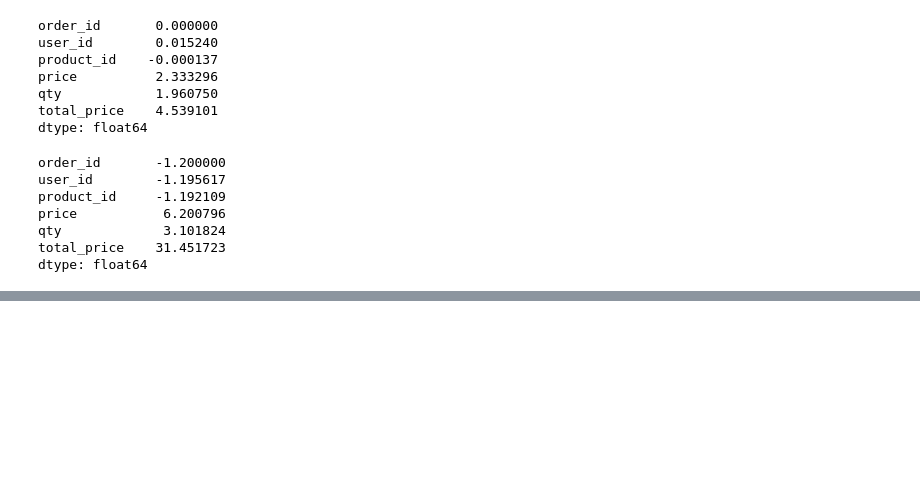
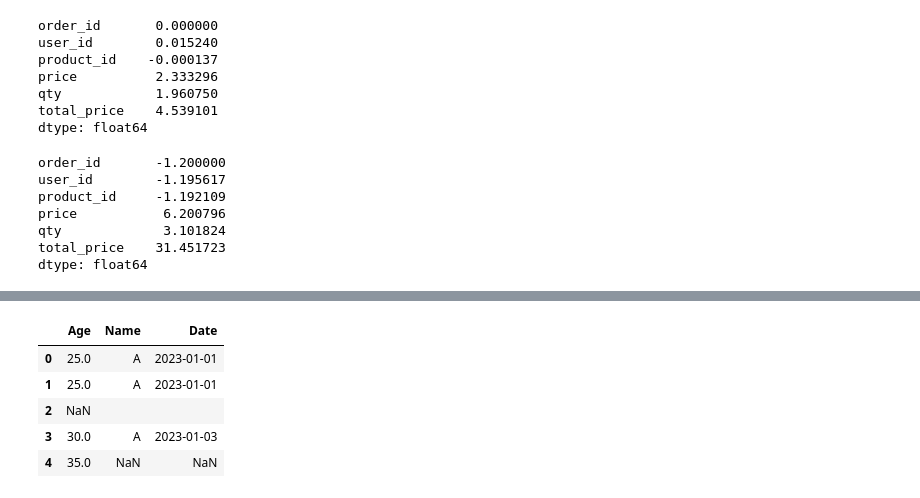
Before and after one commit to Rahuldhawan888/data_science.py, a Jupyter notebook: Day7(Pandas).ipynb, the cells around one changed output, grey strips where cells are left out. Drawn from its saved outputs; the diff is of its cells as text; code cells hidden in the pictures; blank space fills up the shorter version.

```diff
--- a/Day7(Pandas).ipynb
+++ b/Day7(Pandas).ipynb
@@ -606,0 +657,9 @@ dtype: float64
+# %%
+df.head()
+# %% [output]
+|  | Age | Name | Date |
+| 0 | 25.0 | A | 2023-01-01 |
+| 1 | 25.0 | A | 2023-01-01 |
+| 2 | NaN |  |  |
+| 3 | 30.0 | A | 2023-01-03 |
+| 4 | 35.0 | NaN | NaN |
```
Also changed, not shown: parts of 34 cells of this notebook, 1 other file.
